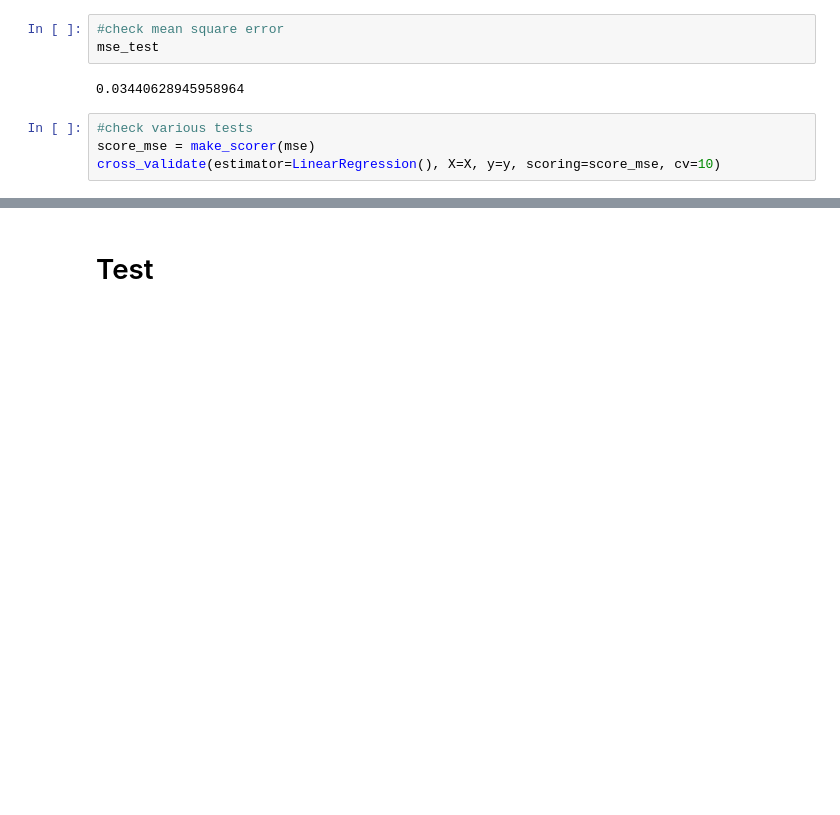
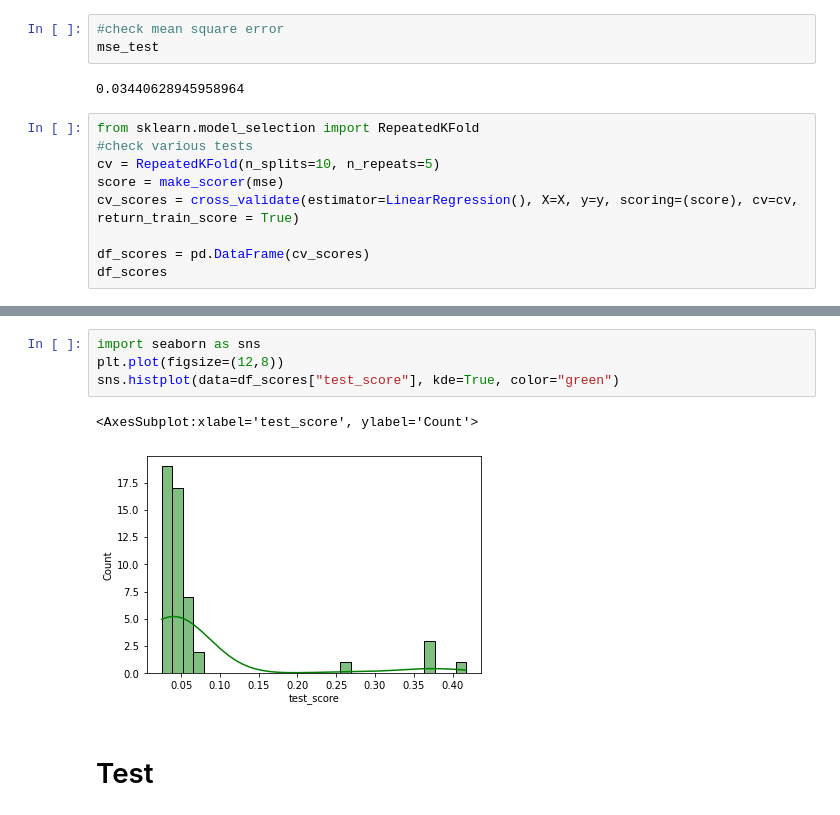
Before and after one commit to MarioGar25/Diamonds-everywhere, a Jupyter notebook: Model1-LinearRegression.ipynb, the cells around one changed output, grey strips where cells are left out. Saved outputs shown, nothing was run; the diff lists cells and outputs as text; blank space fills up the shorter version.

Commit message:
adding check data in check and clean data and cross validation in Model1

```diff
--- a/Model1-LinearRegression.ipynb
+++ b/Model1-LinearRegression.ipynb
@@ -75,7 +76,12 @@ mse_test
 # %% [output]
 0.03440628945958964
 # %%
+from sklearn.model_selection import RepeatedKFold
 #check various tests
-score_mse = make_scorer(mse)
-cross_validate(estimator=LinearRegression(), X=X, y=y, scoring=score_mse, cv=10)
+cv = RepeatedKFold(n_splits=10, n_repeats=5)
+score = make_scorer(mse)
+cv_scores = cross_validate(estimator=LinearRegression(), X=X, y=y, scoring=(score), cv=cv, return_train_score = True)
+
+df_scores = pd.DataFrame(cv_scores)
+df_scores
 # %% [output]
@@ -88,3 +105,10 @@ cross_validate(estimator=LinearRegression(), X=X, y=y, scoring=score_mse, cv=10)
+# %%
+import seaborn as sns
+plt.plot(figsize=(12,8))
+sns.histplot(data=df_scores["test_score"], kde=True, color="green")
+# %% [output]
+<AxesSubplot:xlabel='test_score', ylabel='Count'>
+[figure, added]
 # %% [markdown]
 # Test
 # %% [markdown]
```
Also changed, not shown: parts of 3 cells of this notebook, 3 other files.
